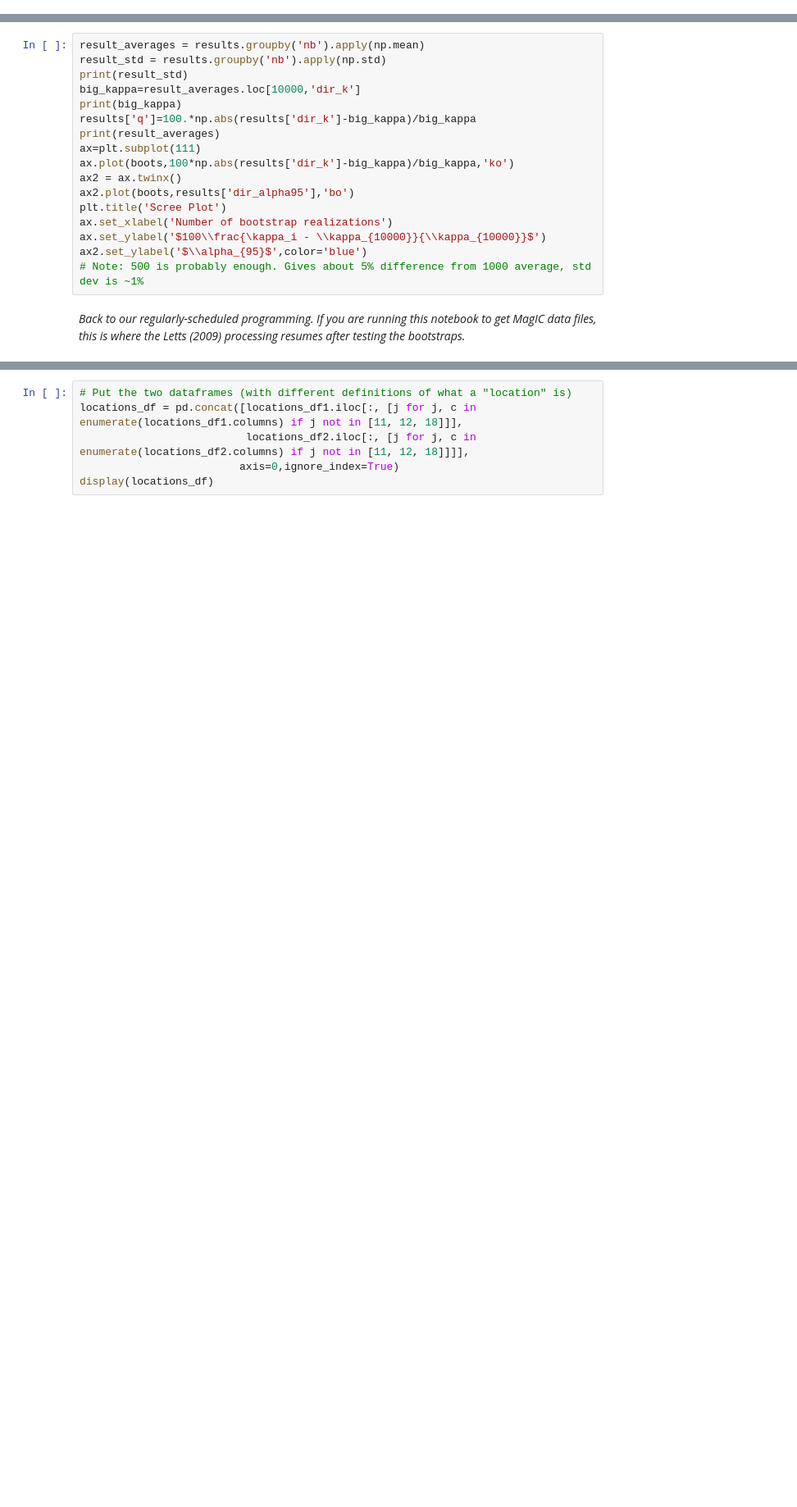
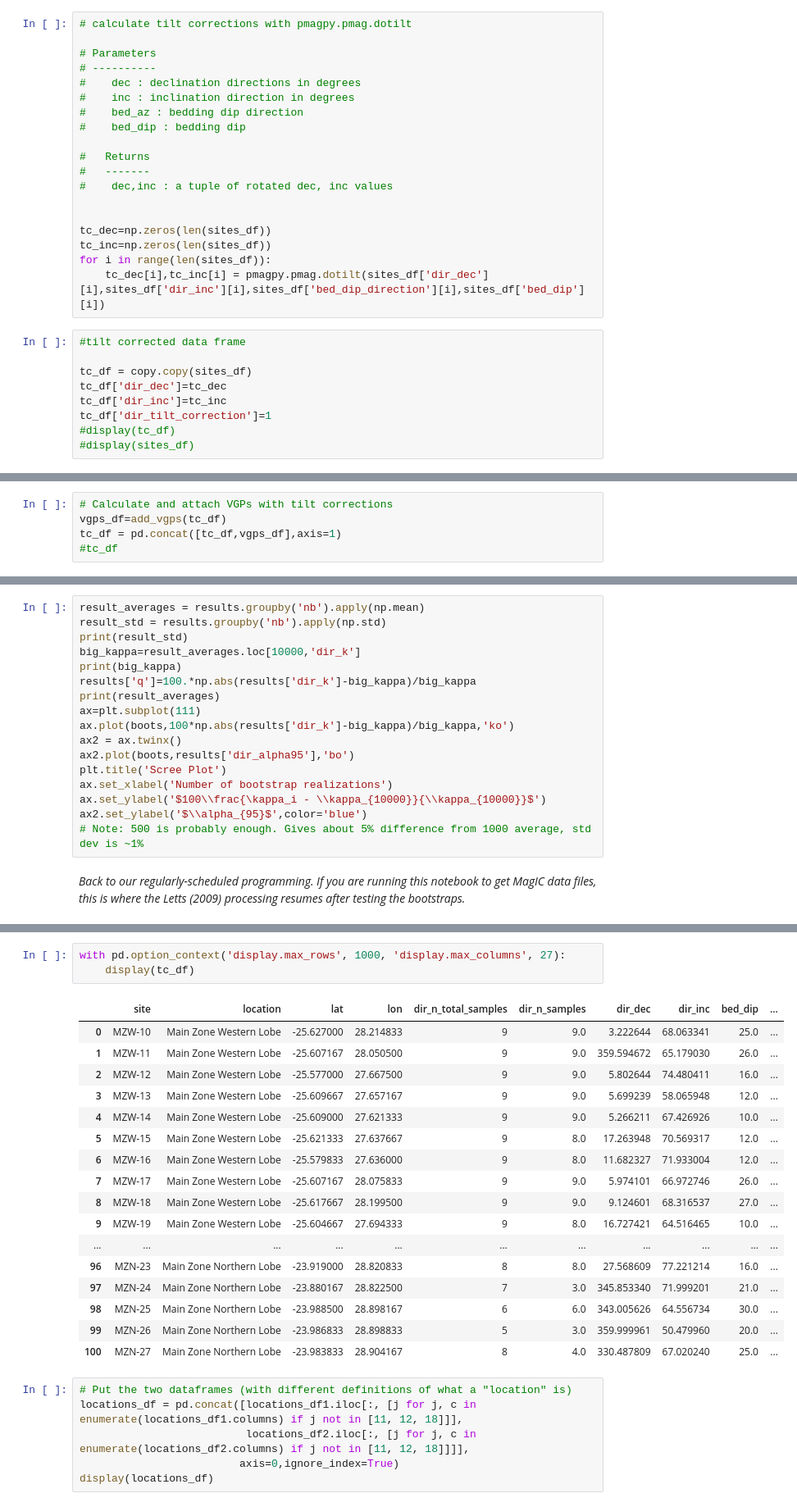
Before and after one commit to paselkin/published-data-to-magic, a Jupyter notebook: 2024-08-16_Published_Data_to_MagIC.ipynb, the cells around one changed output, grey strips where cells are left out. Shown: that part at 82% size. Saved outputs shown, nothing was run; the diff lists cells and outputs as text; blank space fills up the shorter version.

Commit message:
adds tilt correction

```diff
--- a/2024-08-16_Published_Data_to_MagIC.ipynb
+++ b/2024-08-16_Published_Data_to_MagIC.ipynb
@@ -175,11 +179,44 @@ sites_df['age_unit']= "Ma"
 sites_df['dir_tilt_correction']=0
 sites_df['result_quality']= letts_data.apply(lambda x: 'b' if np.isnan(x['n.1']) else 'g',axis=1)
 #display(sites_df)
+# %%
+# calculate tilt corrections with pmagpy.pmag.dotilt
+
+# Parameters
+# ----------
+#    dec : declination directions in degrees
+#    inc : inclination direction in degrees
+#    bed_az : bedding dip direction
+#    bed_dip : bedding dip
+
+#   Returns
+#   -------
+#    dec,inc : a tuple of rotated dec, inc values
+
+
+tc_dec=np.zeros(len(sites_df))
+tc_inc=np.zeros(len(sites_df))
+for i in range(len(sites_df)):
+    tc_dec[i],tc_inc[i] = pmagpy.pmag.dotilt(sites_df['dir_dec'][i],sites_df['dir_inc'][i],sites_df['bed_dip_direction'][i],sites_df['bed_dip'][i])
+# %%
+#tilt corrected data frame
+
+tc_df = copy.copy(sites_df)
+tc_df['dir_dec']=tc_dec
+tc_df['dir_inc']=tc_inc
+tc_df['dir_tilt_correction']=1
+#display(tc_df)
+#display(sites_df)
 # %%
 # Calculate and attach VGPs
 # NOTE: Needs to be updated so that VGPs are calculated based on tilt-corrected data!
 vgps_df=add_vgps(sites_df)
 sites_df = pd.concat([sites_df,vgps_df],axis=1)
+# %%
+# Calculate and attach VGPs with tilt corrections
+vgps_df=add_vgps(tc_df)
+tc_df = pd.concat([tc_df,vgps_df],axis=1)
+#tc_df
 # %% [markdown]
 ### Interlude: How many bootstraps do we need to determine kappa when averaging site-level data?
 # %% [markdown]
@@ -268,4 +315,25 @@ locations_df2=pd.concat([locations_df2,sites_group.apply(lambda x: dir_df_boot_c
 locations_df2=locations_df2.rename(columns={'dir_n_samples':'dir_n_sites'})
+# %%
+with pd.option_context('display.max_rows', 1000, 'display.max_columns', 27):
+    display(tc_df)
+# %% [output]
+|  | site | location | lat | lon | dir_n_total_samples | dir_n_samples | dir_dec | dir_inc | bed_dip | ... |
+| 0 | MZW-10 | Main Zone Western Lobe | -25.627000 | 28.214833 | 9 | 9.0 | 3.222644 | 68.063341 | 25.0 | ... |
+| 1 | MZW-11 | Main Zone Western Lobe | -25.607167 | 28.050500 | 9 | 9.0 | 359.594672 | 65.179030 | 26.0 | ... |
+| 2 | MZW-12 | Main Zone Western Lobe | -25.577000 | 27.667500 | 9 | 9.0 | 5.802644 | 74.480411 | 16.0 | ... |
+| 3 | MZW-13 | Main Zone Western Lobe | -25.609667 | 27.657167 | 9 | 9.0 | 5.699239 | 58.065948 | 12.0 | ... |
+| 4 | MZW-14 | Main Zone Western Lobe | -25.609000 | 27.621333 | 9 | 9.0 | 5.266211 | 67.426926 | 10.0 | ... |
+| 5 | MZW-15 | Main Zone Western Lobe | -25.621333 | 27.637667 | 9 | 8.0 | 17.263948 | 70.569317 | 12.0 | ... |
+| 6 | MZW-16 | Main Zone Western Lobe | -25.579833 | 27.636000 | 9 | 8.0 | 11.682327 | 71.933004 | 12.0 | ... |
+| 7 | MZW-17 | Main Zone Western Lobe | -25.607167 | 28.075833 | 9 | 9.0 | 5.974101 | 66.972746 | 26.0 | ... |
+| 8 | MZW-18 | Main Zone Western Lobe | -25.617667 | 28.199500 | 9 | 9.0 | 9.124601 | 68.316537 | 27.0 | ... |
+| 9 | MZW-19 | Main Zone Western Lobe | -25.604667 | 27.694333 | 9 | 8.0 | 16.727421 | 64.516465 | 10.0 | ... |
+| ... | ... | ... | ... | ... | ... | ... | ... | ... | ... | ... |
+| 96 | MZN-23 | Main Zone Northern Lobe | -23.919000 | 28.820833 | 8 | 8.0 | 27.568609 | 77.221214 | 16.0 | ... |
+| 97 | MZN-24 | Main Zone Northern Lobe | -23.880167 | 28.822500 | 7 | 3.0 | 345.853340 | 71.999201 | 21.0 | ... |
+| 98 | MZN-25 | Main Zone Northern Lobe | -23.988500 | 28.898167 | 6 | 6.0 | 343.005626 | 64.556734 | 30.0 | ... |
+| 99 | MZN-26 | Main Zone Northern Lobe | -23.986833 | 28.898833 | 5 | 3.0 | 359.999961 | 50.479960 | 20.0 | ... |
+| 100 | MZN-27 | Main Zone Northern Lobe | -23.983833 | 28.904167 | 8 | 4.0 | 330.487809 | 67.020240 | 25.0 | ... |
 # %%
 # Put the two dataframes (with different definitions of what a "location" is)
 locations_df = pd.concat([locations_df1.iloc[:, [j for j, c in enumerate(locations_df1.columns) if j not in [11, 12, 18]]],
```
Also changed, not shown: parts of 5 cells of this notebook.
